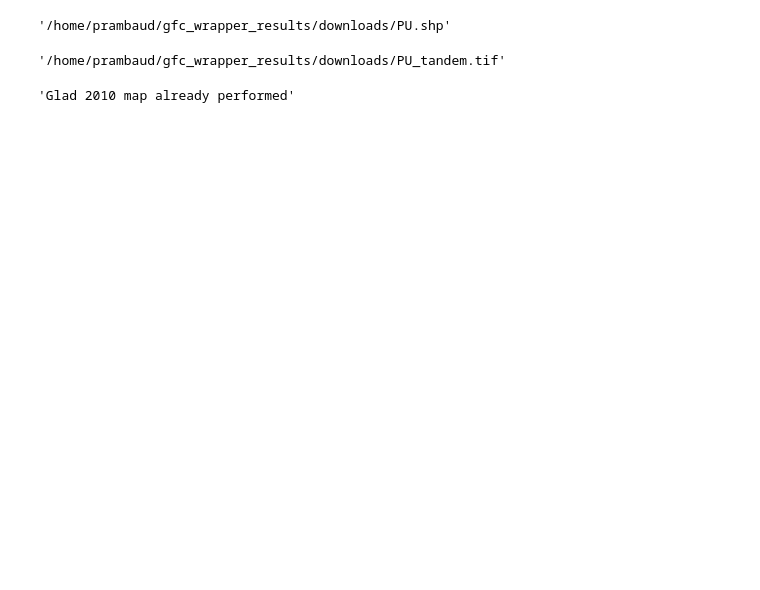
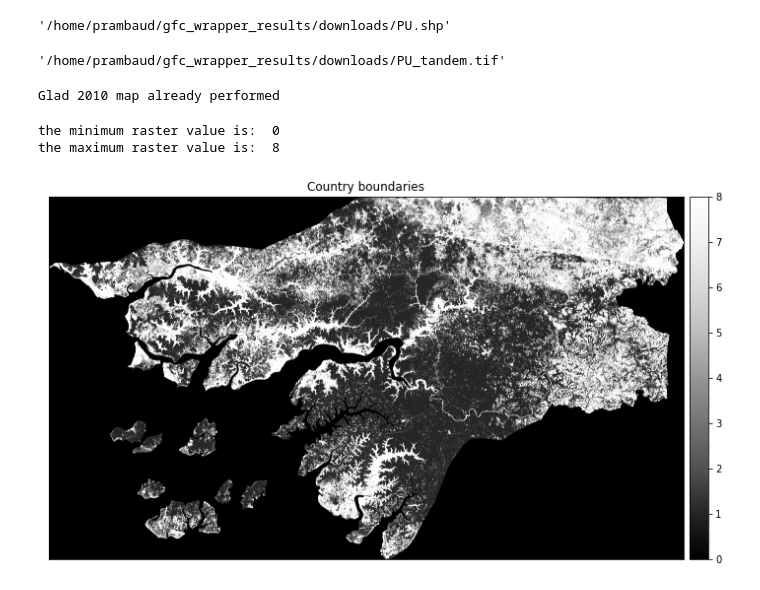
Before and after one commit to sepal-contrib/gfc_wrapper_python, a Jupyter notebook: test-gfc.ipynb, the cells around one changed output. Cells and saved outputs as stored; diff of their text form; code cells hidden in the pictures; blank space fills up the shorter version.

```diff
--- a/test-gfc.ipynb
+++ b/test-gfc.ipynb
@@ -68,9 +71,54 @@ from scripts import make_map_Glad2010
 asset = 'users/bornToBeAlive/aoi_PU'
 threshold = 20
 
-make_map_Glad2010.make_map_Glad2010(asset, threshold)
+file = make_map_Glad2010.make_map_Glad2010(asset, threshold)
 # %% [output]
-'Glad 2010 map already performed'
+Glad 2010 map already performed
+# %%
+import gdal
+import osr
+from utils import utils
+import folium
+import rasterio as rio
+from utils import parameters as pm
+import earthpy.plot as ep
+import matplotlib.pyplot as plt
+import numpy as np
+
+m = folium.Map(location=[12.035091, -15.005509], zoom_start = 8)
+
+raster = pm.getGfcDir() + 'PU_glad_check.tif'
+
+#rio.mask.mask(nodata=255)
+
+# Use rasterio to import the reprojected data as img
+with rio.open(raster) as src:
+    img = src.read()
+
+img[img == 255] = 0
+
+print("the minimum raster value is: ", np.nanmin(img))
+print("the maximum raster value is: ", np.nanmax(img))
+
+ax = ep.plot_bands(img[0],
+              title="Country boundaries",
+              scale=True)
+
+plt.show()
+
+asset = 'users/bornToBeAlive/aoi_PU'
+bb = utils.get_bounding_box(asset)
+bounds = [[bb['miny'], bb['minx']], [bb['maxy'], bb['maxx']]]
+
+image = folium.raster_layers.ImageOverlay(img[0], bounds=bounds)
+
+
+Map.addLayer(image)
+m
+# %% [output]
+the minimum raster value is:  0
+the maximum raster value is:  8
+[figure, added]
 # %%
 from scripts import make_map_threshold
 
```
Also changed, not shown: parts of 5 cells of this notebook, 4 other files.
